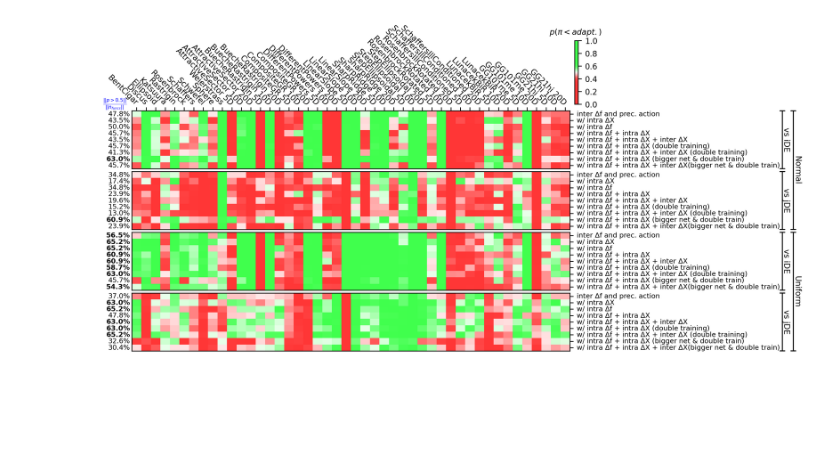
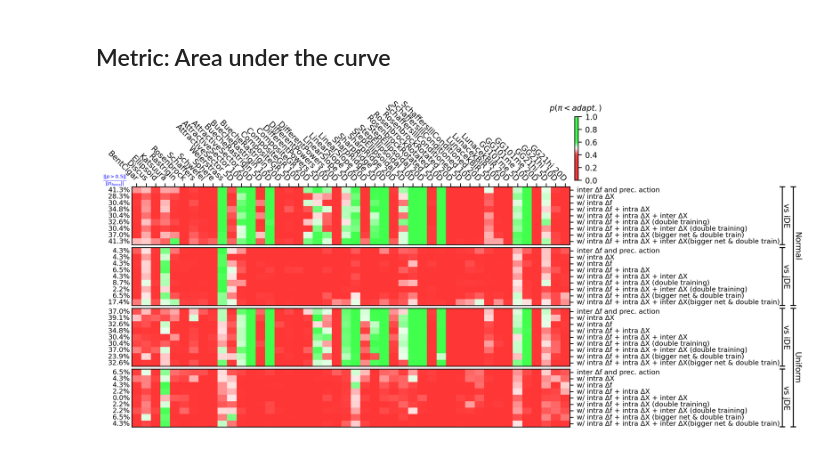
Before and after one commit to tsume82/Pavlov, a Jupyter notebook: graph_generation/dataviz.ipynb, the cells around one changed output. Saved outputs shown, nothing was run; the diff lists cells and outputs as text; code cells hidden in the pictures; blank space fills up the shorter version.

Commit message:
generation of AUC metric graphs

```diff
--- a/graph_generation/dataviz.ipynb
+++ b/graph_generation/dataviz.ipynb
@@ -60,8 +60,17 @@ def draw_sep(ax, x, y, size, txt):
 	ax.annotate('', xy=(x-size,y), xycoords='axes fraction', xytext=(x+size, y), textcoords='axes fraction', arrowprops=arrow)
 	ax.annotate(txt, xy=(x,y/2), xycoords='axes fraction', xytext=(x, y/2), textcoords='axes fraction', va="center", **{"fontsize": 8, "rotation":-90})
 
-def table(data, ax, vs=''):
+def table(data, ax, vs='', xcoord=1.485):
 	for i, d in enumerate(data):
 		txtweight = "bold" if float(d[:-1]) > 50 else "normal"
 		ax.annotate(d, xy=(0,i), xytext=(-0.7, i), textcoords='data', **{"fontsize": 7, "weight":txtweight}, ha="right", va='center')
-	draw_sep(ax, 1.485, 1, 0.01, vs)
+	draw_sep(ax, xcoord, 1, 0.01, vs)
+
+def perc_comp(data):
+	count = tot = 0
+	for i in range(data.shape[0]):
+		if not np.isnan(data[i]):
+			tot += 1
+			if data[i] > 0.5:
+				count += 1
+	return round(100*count/tot, 1)
@@ -137,6 +240,6 @@ map_file = [
+# %% [markdown]
+## Metric: Area under the curve
 # %%
-import os
-mpl.rcParams['figure.dpi'] = 300
 rows = [{},{},{},{}]
 functions = pd.read_csv("DE_multi_unif.csv")["Function"].to_list()
 filelist = os.listdir()
@@ -144,46 +247,46 @@ filelist.sort()
 for file in filelist:
     if "multi" in file:
         if "gauss" in file:
-            rows[0][file] = pd.read_csv(file)["Best iDE"].to_numpy()
-            rows[1][file] = pd.read_csv(file)["Best jDE"].to_numpy()
+            rows[0][file] = pd.read_csv(file)["AUC iDE"].to_numpy()
+            rows[1][file] = pd.read_csv(file)["AUC jDE"].to_numpy()
         if "unif" in file:
-            rows[2][file] = pd.read_csv(file)["Best iDE"].to_numpy()
-            rows[3][file] = pd.read_csv(file)["Best jDE"].to_numpy()
+            rows[2][file] = pd.read_csv(file)["AUC iDE"].to_numpy()
+            rows[3][file] = pd.read_csv(file)["AUC jDE"].to_numpy()
 
 functions = list(map(lambda x: str.replace(x, "_", " "), functions))
 labels = [map_file[i][1] for i in range(9)]
 
 data1 = np.array([rows[0][map_file[i][0]] for i in range(9)])
 data2 = np.array([rows[1][map_file[i][0]] for i in range(9)])
 data3 = np.array([rows[2][map_file[i+9][0]] for i in range(9)])
 data4 = np.array([rows[3][map_file[i+9][0]] for i in range(9)])
 
 res1 = ["47.8%","43.5%","50.0%","45.7%","43.5%","45.7%","41.3%","63.0%","45.7%"]
 res2 = ["34.8%","17.4%","34.8%","23.9%","19.6%","15.2%","13.0%","60.9%","23.9%"]
 res3 = ["56.5%","65.2%","65.2%","60.9%","60.9%","58.7%","63.0%","45.7%","54.3%"]
 res4 = ["37.0%","63.0%","65.2%","47.8%","63.0%","63.0%","65.2%","32.6%","30.4%"]
 
 fig, ax = plt.subplots(figsize=(8,4.5), nrows=4)
 axins = inset_axes(ax[0], width=0.05, height=0.9, loc='upper right', bbox_transform=ax[0].transAxes, bbox_to_anchor=(0.03, 1.3, 1, 1))
 plt.subplots_adjust(hspace=0.05, wspace=0.1)
 cbar = fig.colorbar(cm.ScalarMappable(norm=colors.Normalize(vmin=0, vmax=1), cmap=cmap), cax=axins)
 cbar.set_label('$p(\pi < adapt.)$', **{"rotation":"horizontal", "position":(0,1.2), "ha":"right", "fontsize": 8})
 cbar.set_ticks([0,0.2,0.4,0.6,0.8,1])
 cbar.ax.tick_params(labelsize=8)
 kwards = {
     # "cmap": cmap,
     "aspect":"auto"
 }
 heatmap(data1, labels, functions, ax[0], top=True, **kwards)
 heatmap(data2, labels, functions, ax[1], top=False, **kwards)
 heatmap(data3, labels, functions, ax[2], top=False, **kwards)
 heatmap(data4, labels, functions, ax[3], top=False, **kwards)
-table(res1, ax[0], "vs iDE")
-table(res2, ax[1], "vs jDE")
-table(res3, ax[2], "vs iDE")
-table(res4, ax[3], "vs jDE")
+table([f"{perc_comp(data1[i]):.1f}%" for i in range(9)], ax[0], "vs iDE")
+table([f"{perc_comp(data2[i]):.1f}%" for i in range(9)], ax[1], "vs jDE")
+table([f"{perc_comp(data3[i]):.1f}%" for i in range(9)], ax[2], "vs iDE")
+table([f"{perc_comp(data4[i]):.1f}%" for i in range(9)], ax[3], "vs jDE")
 fig.text(0.095,0.895,"$\\frac{||p>0.5||}{||n_{funcs}||}$", fontsize=7, c="blue", ha="center")
 draw_sep(ax[1], 1.51, 2.05, 0.01, "Normal")
 draw_sep(ax[3], 1.51, 2.05, 0.01, "Uniform")
 # %% [output]
-[figure, old version]
+[figure, new version]
```
Also changed, not shown: parts of 8 cells of this notebook, 1 other file.
